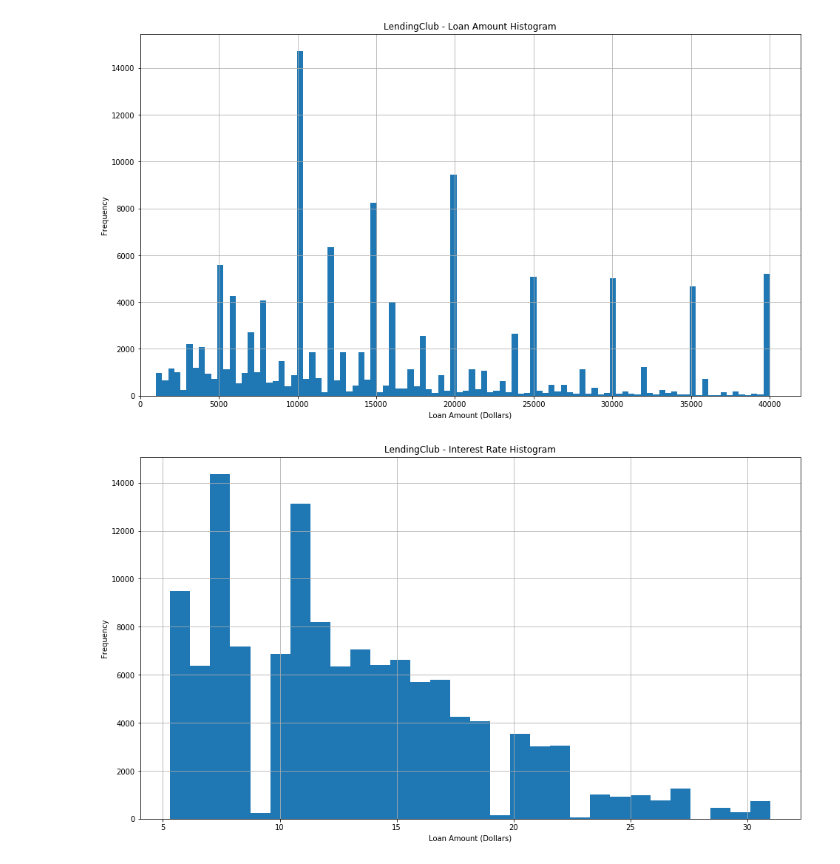
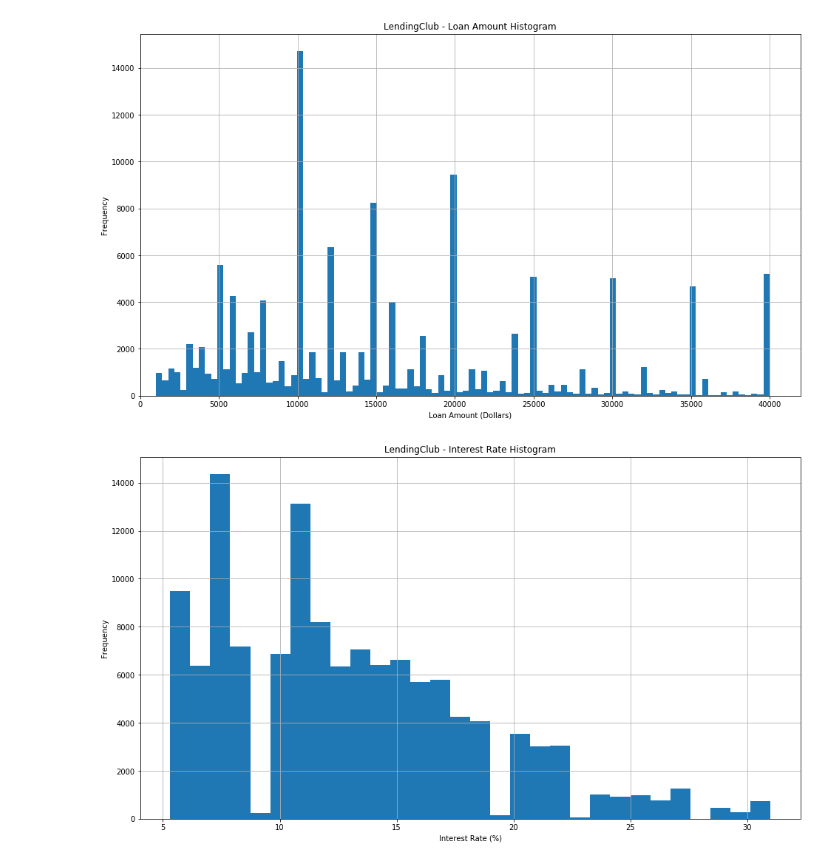
Before and after one commit to juszhan/LendingClub-Profitability, a Jupyter notebook: lendingclub_loan_analysis.ipynb, the cells around one changed output. Cells and saved outputs as stored; diff of their text form; code cells hidden in the pictures.

```diff
--- a/lendingclub_loan_analysis.ipynb
+++ b/lendingclub_loan_analysis.ipynb
@@ -407,14 +407,14 @@ plt.show()
 # %%
 plt.figure(figsize=(16,9))
 
 x = [float(re.search(r'\d+.\d+', int_rate).group(0)) for int_rate in df["int_rate"].tolist()]
 
 plt.hist(x, bins=30, histtype="bar", cumulative=False)
 plt.xlim()
-plt.xlabel("Loan Amount (Dollars)")
+plt.xlabel("Interest Rate (%)")
 plt.ylabel("Frequency")
 plt.grid()
 plt.title("LendingClub - Interest Rate Histogram")
 plt.show()
 # %% [output]
-[figure, old version]
+[figure, new version]
```
Also changed, not shown: 1 other file.
